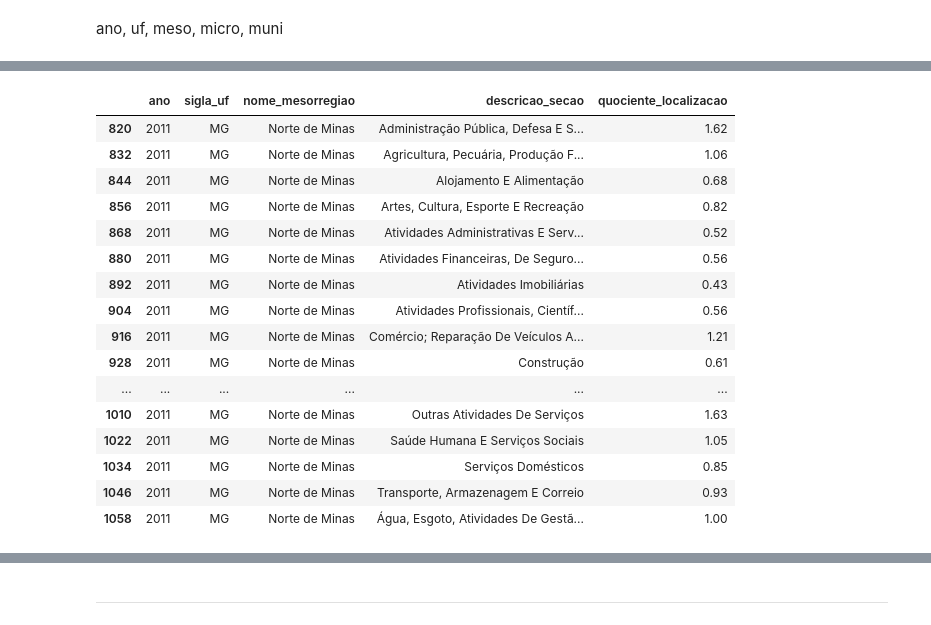
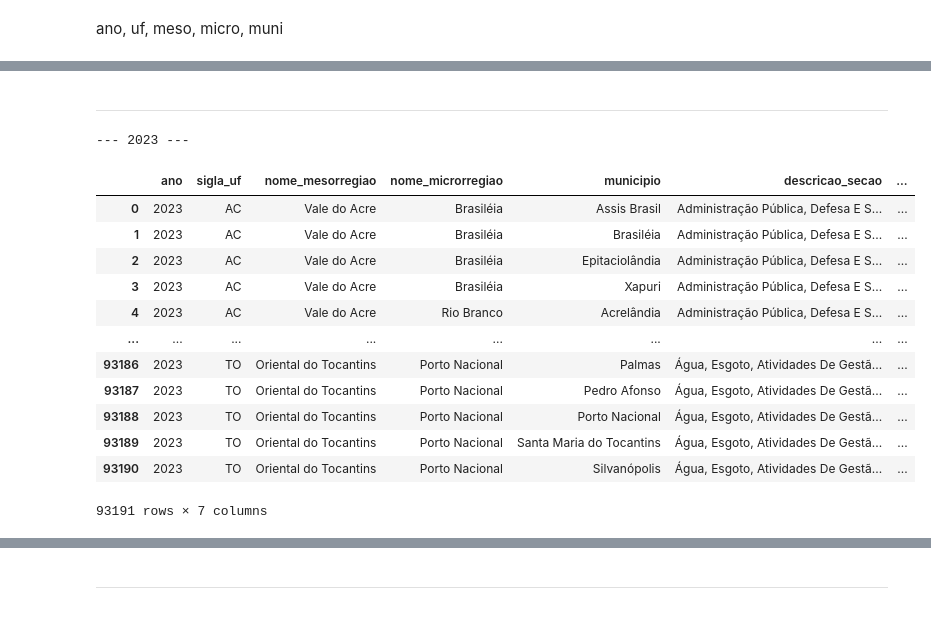
Before and after one commit to gabrielramos731/etl-rais, a Jupyter notebook: main.ipynb, the cells around one changed output, grey strips where cells are left out. Drawn from its saved outputs; the diff is of its cells as text; code cells hidden in the pictures.

Commit message:
feat: add ql index to municipios

```diff
--- a/main.ipynb
+++ b/main.ipynb
@@ -75,6 +75,8 @@ def merge_cnae(df, caminho):
     return df
 # %%
 def calc_ql(df, loc='meso'):
+    '''Calcula o quociente de localização para níveis de meso, microrregião ou município'''
+
     if loc == 'meso':
         numerador = df.groupby(['ano', 'sigla_uf', 'nome_mesorregiao', 'descricao_secao']).size() / df.groupby(['ano', 'sigla_uf', 'nome_mesorregiao']).size()
         denominador = df.groupby(['ano', 'sigla_uf', 'descricao_secao']).size() / df.groupby(['ano', 'sigla_uf']).size()
@@ -82,15 +84,20 @@ def calc_ql(df, loc='meso'):
         ql = ql.reset_index()
         ql.columns = ['ano', 'sigla_uf', 'nome_mesorregiao', 'descricao_secao', 'quociente_localizacao']
     elif loc == 'micro':
-        numerador = df.groupby(['ano', 'sigla_uf', 'nome_microrregiao', 'descricao_secao']).size() / df.groupby(['ano', 'sigla_uf', 'nome_microrregiao']).size()
+        numerador = df.groupby(['ano', 'sigla_uf', 'nome_mesorregiao', 'nome_microrregiao', 'descricao_secao']).size() / df.groupby(['ano', 'sigla_uf', 'nome_mesorregiao', 'nome_microrregiao']).size()
         denominador = df.groupby(['ano', 'sigla_uf', 'descricao_secao']).size() / df.groupby(['ano', 'sigla_uf']).size()
         ql = numerador / denominador
-        ql.columns = ['ano', 'sigla_uf', 'nome_microrregiao', 'descricao_secao', 'quociente_localizacao']
         ql = ql.reset_index()
+        ql.columns = ['ano', 'sigla_uf', 'nome_mesorregiao', 'nome_microrregiao', 'descricao_secao', 'quociente_localizacao']
+    elif loc == 'muni':
+        numerador = df.groupby(['ano', 'sigla_uf', 'nome_mesorregiao', 'nome_microrregiao', 'municipio', 'descricao_secao']).size() / df.groupby(['ano', 'sigla_uf', 'nome_mesorregiao', 'nome_microrregiao', 'municipio']).size()
+        denominador = df.groupby(['ano', 'sigla_uf', 'descricao_secao']).size() / df.groupby(['ano', 'sigla_uf']).size()
+        ql = numerador / denominador
+        ql = ql.reset_index()
+        ql.columns = ['ano', 'sigla_uf', 'nome_mesorregiao', 'nome_microrregiao', 'municipio', 'descricao_secao', 'quociente_localizacao']
 
     ql['quociente_localizacao'] = ql['quociente_localizacao'].map(lambda x: float(f"{x:.2f}"))
 
-
     return ql
 # %%
 def etl_pipeline(caminhos, ano_ini, ano_fim, loc):
@@ -173,20 +115,29 @@ df.query('nome_mesorregiao == "Norte de Minas"')
-# %%
-df.query('nome_mesorregiao == "Norte de Minas"')
-# %% [output]
-|  | ano | sigla_uf | nome_mesorregiao | descricao_secao | quociente_localizacao |
-| 820 | 2011 | MG | Norte de Minas | Administração Pública, Defesa E S... | 1.62 |
-| 832 | 2011 | MG | Norte de Minas | Agricultura, Pecuária, Produção F... | 1.06 |
-| 844 | 2011 | MG | Norte de Minas | Alojamento E Alimentação | 0.68 |
-| 856 | 2011 | MG | Norte de Minas | Artes, Cultura, Esporte E Recreação | 0.82 |
-| 868 | 2011 | MG | Norte de Minas | Atividades Administrativas E Serv... | 0.52 |
-| 880 | 2011 | MG | Norte de Minas | Atividades Financeiras, De Seguro... | 0.56 |
-| 892 | 2011 | MG | Norte de Minas | Atividades Imobiliárias | 0.43 |
-| 904 | 2011 | MG | Norte de Minas | Atividades Profissionais, Científ... | 0.56 |
-| 916 | 2011 | MG | Norte de Minas | Comércio; Reparação De Veículos A... | 1.21 |
-| 928 | 2011 | MG | Norte de Minas | Construção | 0.61 |
-| ... | ... | ... | ... | ... | ... |
-| 1010 | 2011 | MG | Norte de Minas | Outras Atividades De Serviços | 1.63 |
-| 1022 | 2011 | MG | Norte de Minas | Saúde Humana E Serviços Sociais | 1.05 |
-| 1034 | 2011 | MG | Norte de Minas | Serviços Domésticos | 0.85 |
-| 1046 | 2011 | MG | Norte de Minas | Transporte, Armazenagem E Correio | 0.93 |
-| 1058 | 2011 | MG | Norte de Minas | Água, Esgoto, Atividades De Gestã... | 1.00 |
+# %% [markdown]
+---
+# %%
+caminho = "D:/dados/rais/estabelecimentos/"
+caminho_dict_muni = "D:/dados/rais/dicionarios/dicionario_municipios.csv"
+caminho_dict_cnae = "D:/dados/rais/dicionarios/dicionario_cnae_2.csv"
+ano_ini = 2023
+ano_fim = 2023
+caminhos = {'rais': caminho,
+            'municipios': caminho_dict_muni,
+            'cnae': caminho_dict_cnae}
+
+df_ql_muni = etl_pipeline(caminhos, ano_ini, ano_fim, 'muni')
+df_ql_muni
+# %% [output]
+--- 2023 ---
+|  | ano | sigla_uf | nome_mesorregiao | nome_microrregiao | municipio | descricao_secao | ... |
+| 0 | 2023 | AC | Vale do Acre | Brasiléia | Assis Brasil | Administração Pública, Defesa E S... | ... |
+| 1 | 2023 | AC | Vale do Acre | Brasiléia | Brasiléia | Administração Pública, Defesa E S... | ... |
+| 2 | 2023 | AC | Vale do Acre | Brasiléia | Epitaciolândia | Administração Pública, Defesa E S... | ... |
+| 3 | 2023 | AC | Vale do Acre | Brasiléia | Xapuri | Administração Pública, Defesa E S... | ... |
+| 4 | 2023 | AC | Vale do Acre | Rio Branco | Acrelândia | Administração Pública, Defesa E S... | ... |
+| ... | ... | ... | ... | ... | ... | ... | ... |
+| 93186 | 2023 | TO | Oriental do Tocantins | Porto Nacional | Palmas | Água, Esgoto, Atividades De Gestã... | ... |
+| 93187 | 2023 | TO | Oriental do Tocantins | Porto Nacional | Pedro Afonso | Água, Esgoto, Atividades De Gestã... | ... |
+| 93188 | 2023 | TO | Oriental do Tocantins | Porto Nacional | Porto Nacional | Água, Esgoto, Atividades De Gestã... | ... |
+| 93189 | 2023 | TO | Oriental do Tocantins | Porto Nacional | Santa Maria do Tocantins | Água, Esgoto, Atividades De Gestã... | ... |
+| 93190 | 2023 | TO | Oriental do Tocantins | Porto Nacional | Silvanópolis | Água, Esgoto, Atividades De Gestã... | ... |
+93191 rows × 7 columns
```
Also changed, not shown: parts of 4 cells of this notebook.
